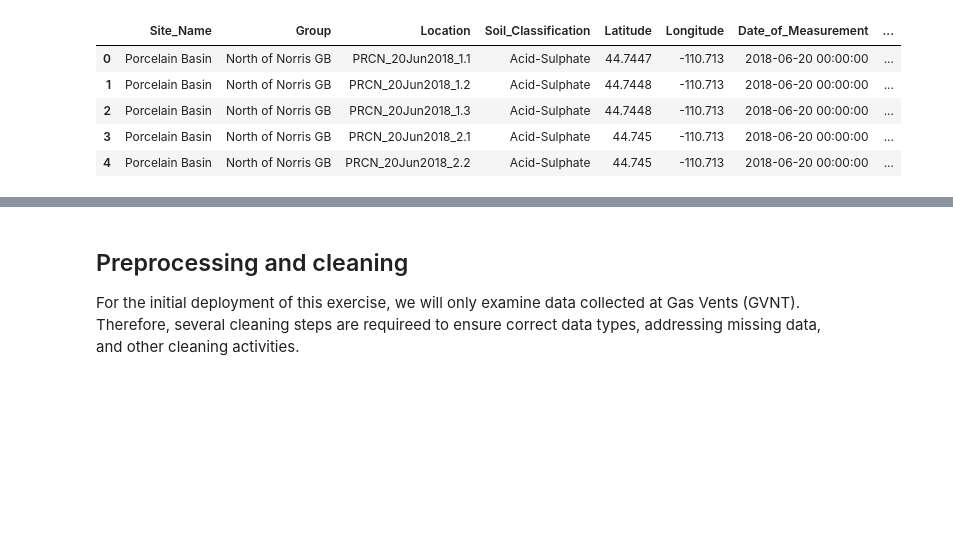
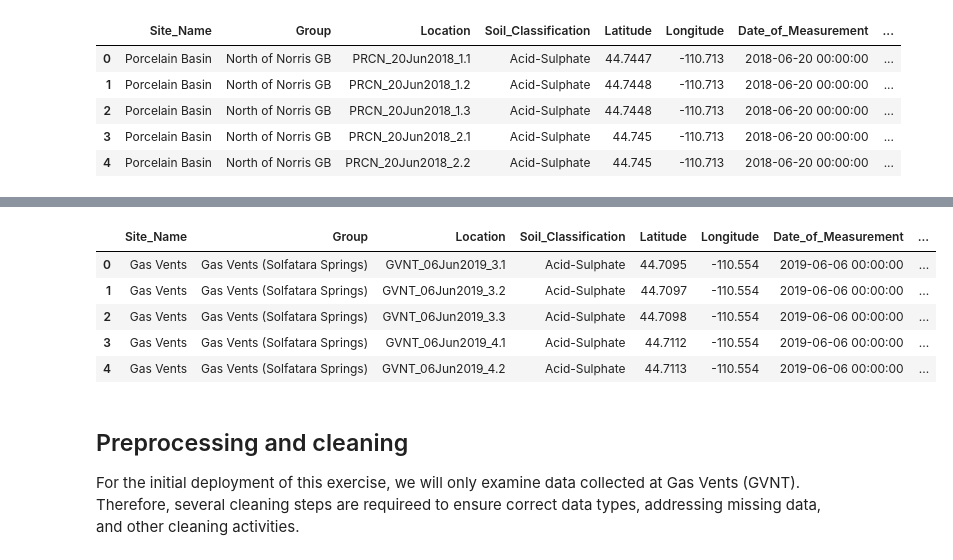
Before and after one commit to 907Resident/caldera-gases, a Jupyter notebook: site_differentation.ipynb, the cells around one changed output, grey strips where cells are left out. Drawn from its saved outputs; the diff is of its cells as text; code cells hidden in the pictures; blank space fills up the shorter version.

```diff
--- a/site_differentation.ipynb
+++ b/site_differentation.ipynb
@@ -92,3 +89,6 @@ df_2018_YC.head()
 | 2 | Porcelain Basin | North of Norris GB | PRCN_20Jun2018_1.3 | Acid-Sulphate | 44.7448 | -110.713 | 2018-06-20 00:00:00 | ... |
 | 3 | Porcelain Basin | North of Norris GB | PRCN_20Jun2018_2.1 | Acid-Sulphate | 44.745 | -110.713 | 2018-06-20 00:00:00 | ... |
 | 4 | Porcelain Basin | North of Norris GB | PRCN_20Jun2018_2.2 | Acid-Sulphate | 44.745 | -110.713 | 2018-06-20 00:00:00 | ... |
+# %%
+# Import data from 2019 into Workspace
+uploaded2019 = files.upload()
@@ -95,3 +98,23 @@ df_2018_YC.head()
+# %%
+# Import file into workspace
+df_2019_YC = pd.read_excel(io.BytesIO(uploaded2019['YNP_SummaryData.xlsx']),
+                           sheet_name="2019",
+                           header=0)
+# Delete first row that contains secondary data information
+df_2019_YC.drop([0], inplace=True)
+
+# Reset index
+df_2019_YC.reset_index(drop=True, inplace=True)
+
+# Preview data
+df_2019_YC.head()
+# %% [output]
+|  | Site_Name | Group | Location | Soil_Classification | Latitude | Longitude | Date_of_Measurement | ... |
+| 0 | Gas Vents | Gas Vents (Solfatara Springs) | GVNT_06Jun2019_3.1 | Acid-Sulphate | 44.7095 | -110.554 | 2019-06-06 00:00:00 | ... |
+| 1 | Gas Vents | Gas Vents (Solfatara Springs) | GVNT_06Jun2019_3.2 | Acid-Sulphate | 44.7097 | -110.554 | 2019-06-06 00:00:00 | ... |
+| 2 | Gas Vents | Gas Vents (Solfatara Springs) | GVNT_06Jun2019_3.3 | Acid-Sulphate | 44.7098 | -110.554 | 2019-06-06 00:00:00 | ... |
+| 3 | Gas Vents | Gas Vents (Solfatara Springs) | GVNT_06Jun2019_4.1 | Acid-Sulphate | 44.7112 | -110.554 | 2019-06-06 00:00:00 | ... |
+| 4 | Gas Vents | Gas Vents (Solfatara Springs) | GVNT_06Jun2019_4.2 | Acid-Sulphate | 44.7113 | -110.554 | 2019-06-06 00:00:00 | ... |
 # %% [markdown]
 ## Preprocessing and cleaning
 For the initial deployment of this exercise, we will only examine data collected at Gas Vents (GVNT). Therefore, several cleaning steps are requireed to ensure correct data types, addressing missing data, and other cleaning activities.
```
Also changed, not shown: parts of 15 cells of this notebook.
